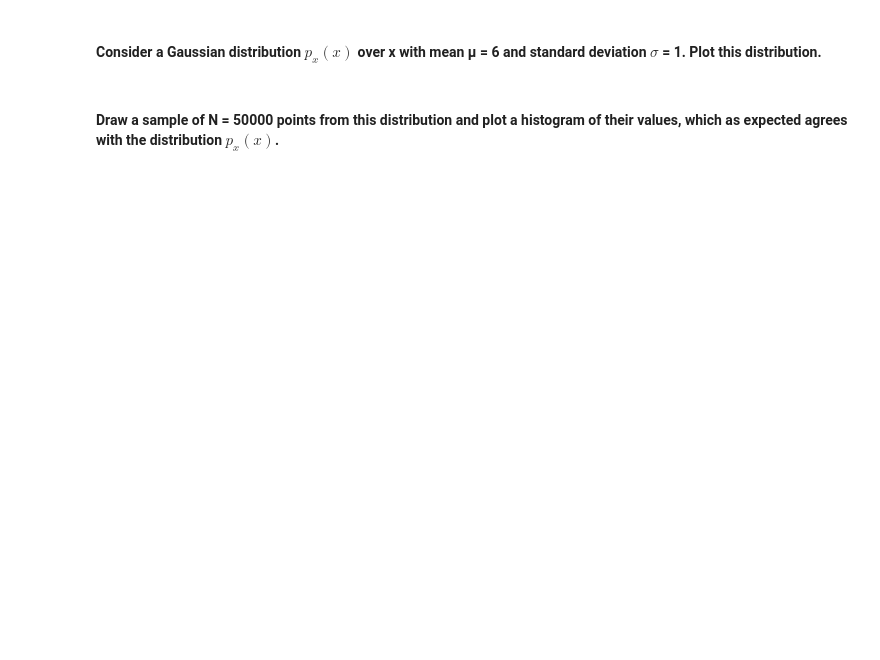
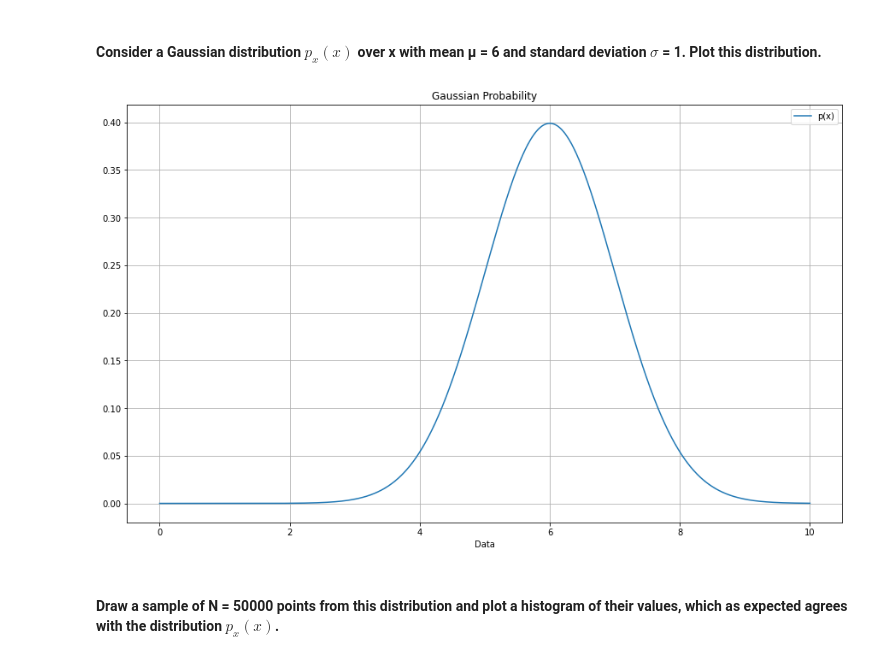
Before and after one commit to malwaru/Awesome-MachineLearning, a Jupyter notebook: ML_Assignment_01/Introduction_Homework.ipynb, the cells around one changed output. Cells and saved outputs as stored; diff of their text form; code cells hidden in the pictures; blank space fills up the shorter version.

```diff
--- a/ML_Assignment_01/Introduction_Homework.ipynb
+++ b/ML_Assignment_01/Introduction_Homework.ipynb
@@ -85,2 +160,26 @@ soln4 = 0
+# %%
+mue=6
+sigma=1
+
+x=np.linspace(0,10,50000)
+# y=(2*x)+8
+def gaussian(x,mue,sigma):
+    return (1/(sigma*(2*np.pi)**0.5))*np.exp(-0.5*((x-mue)/sigma)**2)
+
+
+
+P_X=gaussian(x,mue,sigma)
+
+figure1=plt.figure(figsize=(15,9))
+ax1=figure1.add_subplot(111)
+
+ax1.plot(x,P_X,label='p(x)')
+ax1.set(title="Gaussian Probability",xlabel='Data')
+ax1.legend()
+ax1.grid()
+
+plt.show()
+# %% [output]
+[figure, added]
 # %% [markdown]
 #### Draw a sample of N = 50000 points from this distribution and plot a histogram of their values, which as expected agrees with the distribution $p_x(x)$.
```
Also changed, not shown: parts of 18 cells of this notebook.
